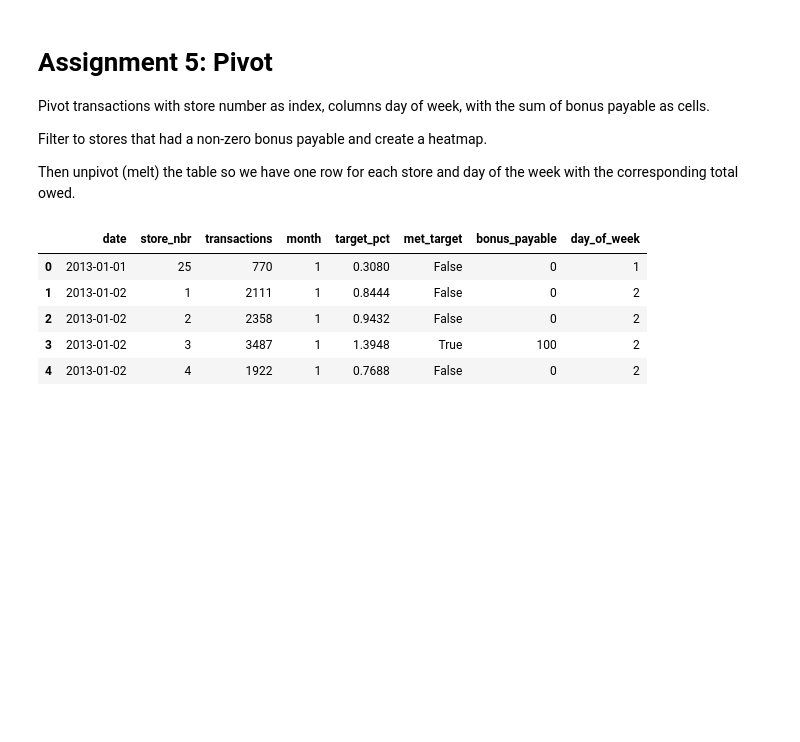
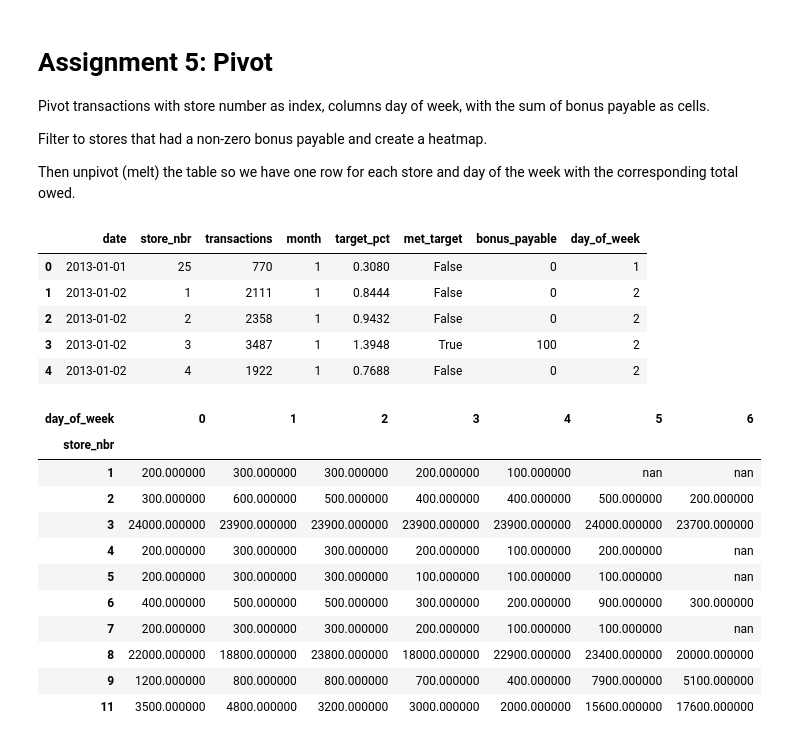
Before and after one commit to amorganhunt/Maven-NumPy-and-Pandas-2, a Jupyter notebook: maven_python_course/Agg_&_Reshape_DataFrames/section04_aggregations.ipynb, the cells around one changed output. Cells and saved outputs as stored; diff of their text form; code cells hidden in the pictures; blank space fills up the shorter version.

Commit message:
pivots assignment

```diff
--- a/maven_python_course/Agg_&_Reshape_DataFrames/section04_aggregations.ipynb
+++ b/maven_python_course/Agg_&_Reshape_DataFrames/section04_aggregations.ipynb
@@ -293,3 +293,21 @@ transactions.head()
 | 2 | 2013-01-02 | 2 | 2358 | 1 | 0.9432 | False | 0 | 2 |
 | 3 | 2013-01-02 | 3 | 3487 | 1 | 1.3948 | True | 100 | 2 |
 | 4 | 2013-01-02 | 4 | 1922 | 1 | 0.7688 | False | 0 | 2 |
+# %%
+transactions.query('bonus_payable != 0').pivot_table(index='store_nbr',
+                         columns='day_of_week',
+                         values='bonus_payable',
+                         aggfunc='sum').head(10).style.background_gradient(cmap="RdYlGn", axis=1)
+# %% [output]
+| day_of_week | 0 | 1 | 2 | 3 | 4 | 5 | 6 |
+| store_nbr |  |  |  |  |  |  |  |
+| 1 | 200.000000 | 300.000000 | 300.000000 | 200.000000 | 100.000000 | nan | nan |
+| 2 | 300.000000 | 600.000000 | 500.000000 | 400.000000 | 400.000000 | 500.000000 | 200.000000 |
+| 3 | 24000.000000 | 23900.000000 | 23900.000000 | 23900.000000 | 23900.000000 | 24000.000000 | 23700.000000 |
+| 4 | 200.000000 | 300.000000 | 300.000000 | 200.000000 | 100.000000 | 200.000000 | nan |
+| 5 | 200.000000 | 300.000000 | 300.000000 | 100.000000 | 100.000000 | 100.000000 | nan |
+| 6 | 400.000000 | 500.000000 | 500.000000 | 300.000000 | 200.000000 | 900.000000 | 300.000000 |
+| 7 | 200.000000 | 300.000000 | 300.000000 | 200.000000 | 100.000000 | 100.000000 | nan |
+| 8 | 22000.000000 | 18800.000000 | 23800.000000 | 18000.000000 | 22900.000000 | 23400.000000 | 20000.000000 |
+| 9 | 1200.000000 | 800.000000 | 800.000000 | 700.000000 | 400.000000 | 7900.000000 | 5100.000000 |
+| 11 | 3500.000000 | 4800.000000 | 3200.000000 | 3000.000000 | 2000.000000 | 15600.000000 | 17600.000000 |
```
Also changed, not shown: parts of 1 cell of this notebook, 1 other file.
